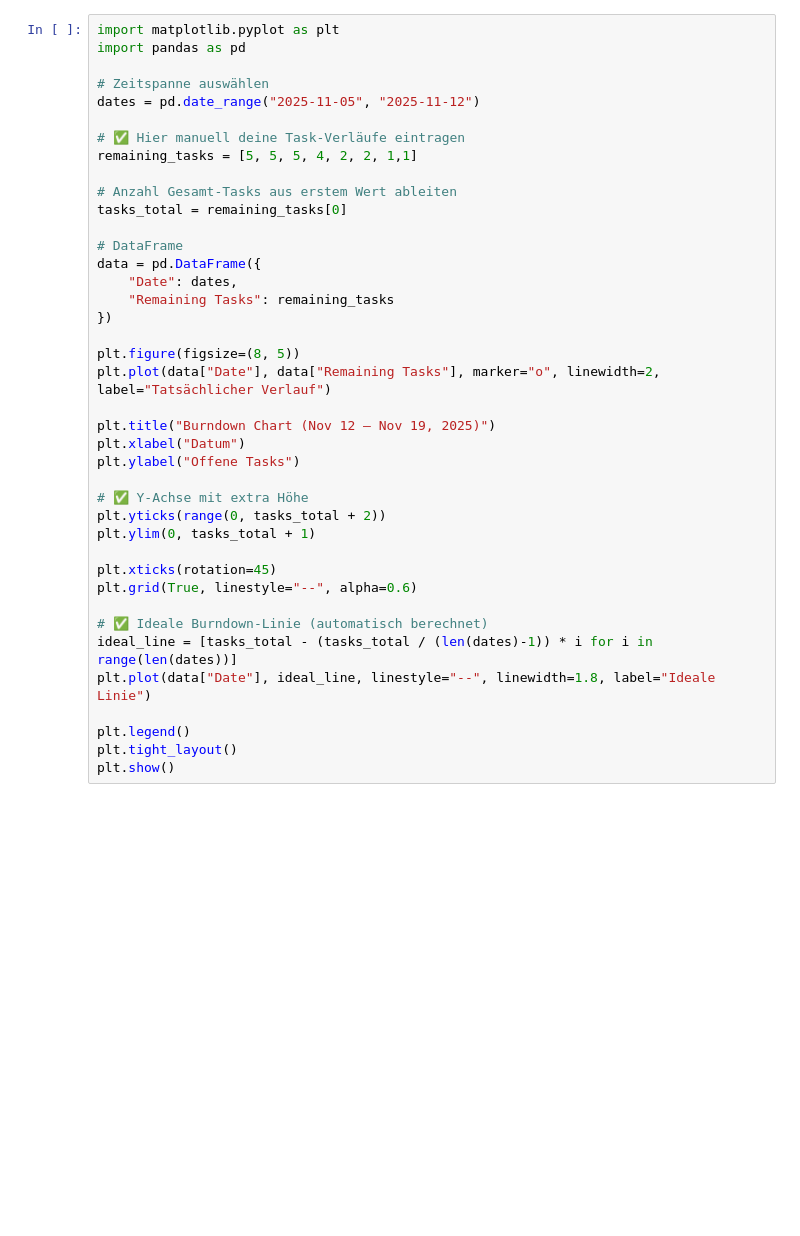
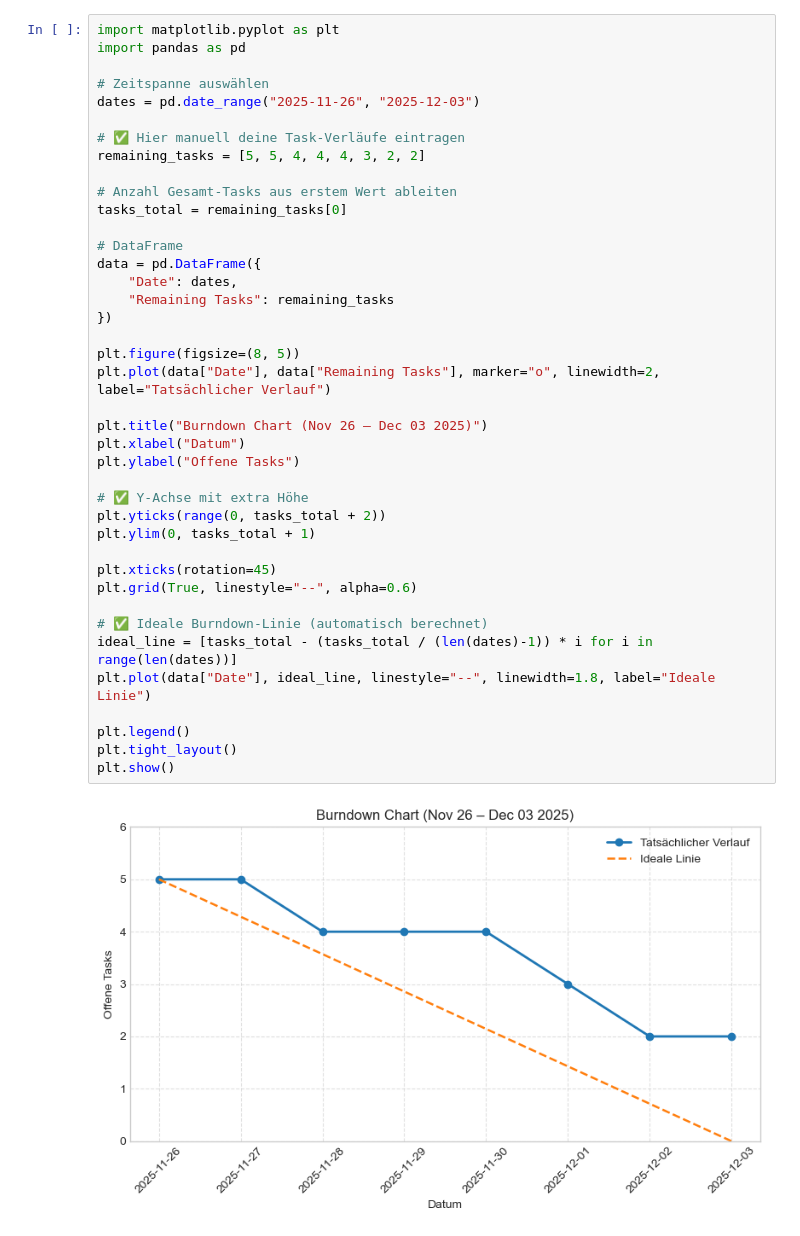
Before and after one commit to MinosCodes/hsgg-portal, a Jupyter notebook: Gantt-Burndownchart.ipynb, the cells around one changed output. Drawn from its saved outputs; the diff is of its cells as text; blank space fills up the shorter version.

```diff
--- a/Gantt-Burndownchart.ipynb
+++ b/Gantt-Burndownchart.ipynb
@@ -3,41 +3,43 @@ import matplotlib.pyplot as plt
 import pandas as pd
 
 # Zeitspanne auswählen
-dates = pd.date_range("2025-11-05", "2025-11-12")
+dates = pd.date_range("2025-11-26", "2025-12-03")
 
 # ✅ Hier manuell deine Task-Verläufe eintragen
-remaining_tasks = [5, 5, 5, 4, 2, 2, 1,1]
+remaining_tasks = [5, 5, 4, 4, 4, 3, 2, 2]
 
 # Anzahl Gesamt-Tasks aus erstem Wert ableiten
 tasks_total = remaining_tasks[0]
 
 # DataFrame
 data = pd.DataFrame({
     "Date": dates,
     "Remaining Tasks": remaining_tasks
 })
 
 plt.figure(figsize=(8, 5))
 plt.plot(data["Date"], data["Remaining Tasks"], marker="o", linewidth=2, label="Tatsächlicher Verlauf")
 
-plt.title("Burndown Chart (Nov 12 – Nov 19, 2025)")
+plt.title("Burndown Chart (Nov 26 – Dec 03 2025)")
 plt.xlabel("Datum")
 plt.ylabel("Offene Tasks")
 
 # ✅ Y-Achse mit extra Höhe
 plt.yticks(range(0, tasks_total + 2))
 plt.ylim(0, tasks_total + 1)
 
 plt.xticks(rotation=45)
 plt.grid(True, linestyle="--", alpha=0.6)
 
 # ✅ Ideale Burndown-Linie (automatisch berechnet)
 ideal_line = [tasks_total - (tasks_total / (len(dates)-1)) * i for i in range(len(dates))]
 plt.plot(data["Date"], ideal_line, linestyle="--", linewidth=1.8, label="Ideale Linie")
 
 plt.legend()
 plt.tight_layout()
 plt.show()
+# %% [output]
+[figure, added]
 # %%
 import pandas as pd
 import matplotlib.pyplot as plt
```
Also changed, not shown: parts of 3 cells of this notebook.
